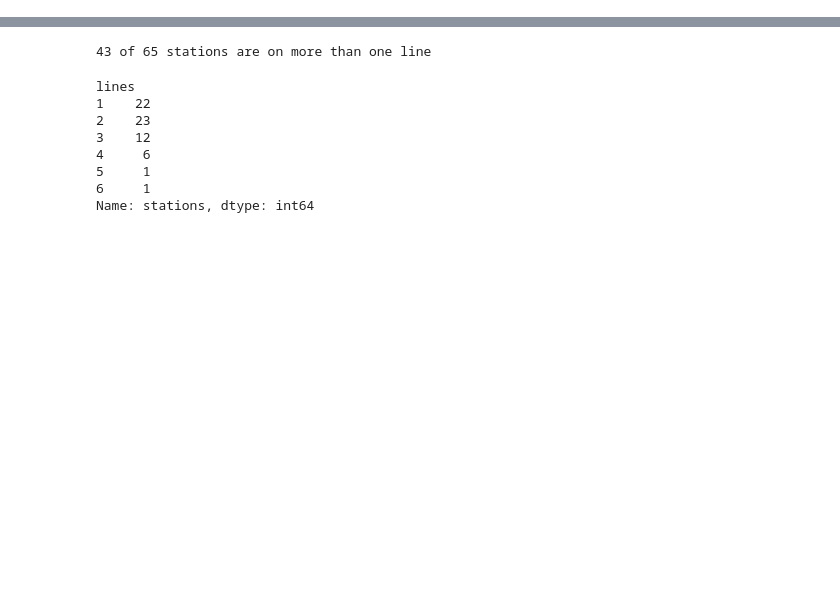
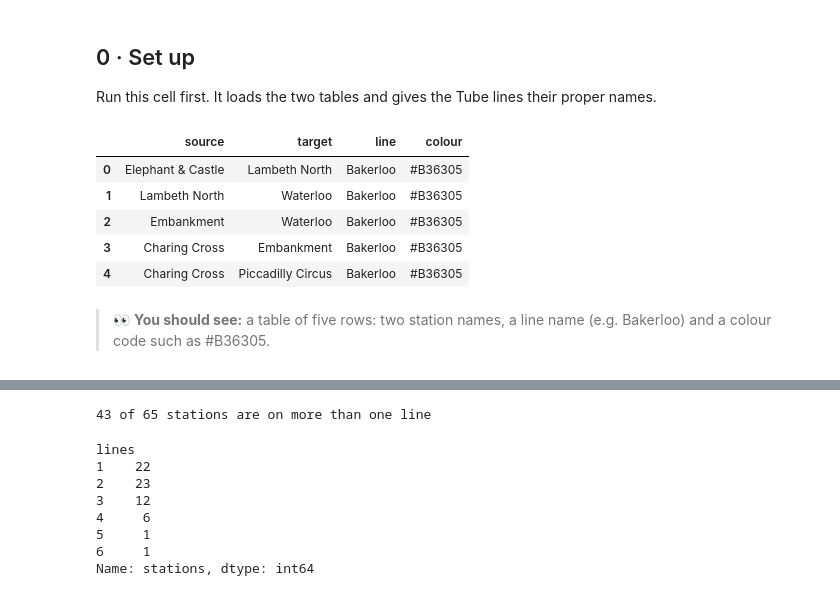
Before and after one commit to urbanteacher/slideforge, a Jupyter notebook: lessons/08_Activity_IPDV_Tube_Networks_Solutions.ipynb, the cells around one changed output, grey strips where cells are left out. Saved outputs shown, nothing was run; the diff lists cells and outputs as text; code cells hidden in the pictures; blank space fills up the shorter version.

```diff
--- a/lessons/08_Activity_IPDV_Tube_Networks_Solutions.ipynb
+++ b/lessons/08_Activity_IPDV_Tube_Networks_Solutions.ipynb
@@ -260,0 +70,38 @@ A **tree** needs every child to have exactly **one** parent. Suppose we try Tube
+# %% [markdown]
+## 0 · Set up
+
+Run this cell first. It loads the two tables and gives the Tube lines their proper names.
+# %%
+import altair as alt
+import pandas as pd
+from pathlib import Path
+
+LIVE = "https://slideforge-rpjj.onrender.com/assets/lesson/ipdv/week8/"
+
+def load(name):
+    """Read name.csv from beside this notebook, or from the course site if it is not here."""
+    here = Path(name + ".csv")
+    return pd.read_csv(here if here.exists() else LIVE + name + ".csv")
+
+def check(ok, good, hint):
+    """Print ✅ and what you found, or ❌ and what to look at."""
+    print('✅ ' + good if ok else '❌ Not yet: ' + hint)
+
+stations = load('tube_stations')   # name, lon, lat, zone: one row per station
+edges = load('tube_links')         # source, target, line, colour: one row per ...? (Part A finds out)
+
+# Readers should see 'Hammersmith & City', not the data's code 'hammersmith-city'
+NAMES = {'bakerloo': 'Bakerloo', 'central': 'Central', 'circle': 'Circle', 'district': 'District',
+         'hammersmith-city': 'Hammersmith & City', 'jubilee': 'Jubilee', 'metropolitan': 'Metropolitan',
+         'northern': 'Northern', 'piccadilly': 'Piccadilly', 'victoria': 'Victoria', 'waterloo-city': 'Waterloo & City'}
+edges['line'] = edges['line'].map(NAMES)
+edges.head()
+# %% [output]
+|  | source | target | line | colour |
+| 0 | Elephant & Castle | Lambeth North | Bakerloo | #B36305 |
+| 1 | Lambeth North | Waterloo | Bakerloo | #B36305 |
+| 2 | Embankment | Waterloo | Bakerloo | #B36305 |
+| 3 | Charing Cross | Embankment | Bakerloo | #B36305 |
+| 4 | Charing Cross | Piccadilly Circus | Bakerloo | #B36305 |
+# %% [markdown]
+> 👀 **You should see:** a table of five rows: two station names, a line name (e.g. Bakerloo) and a colour code such as #B36305.
```
Also changed, not shown: parts of 89 cells of this notebook, 4 other files.
